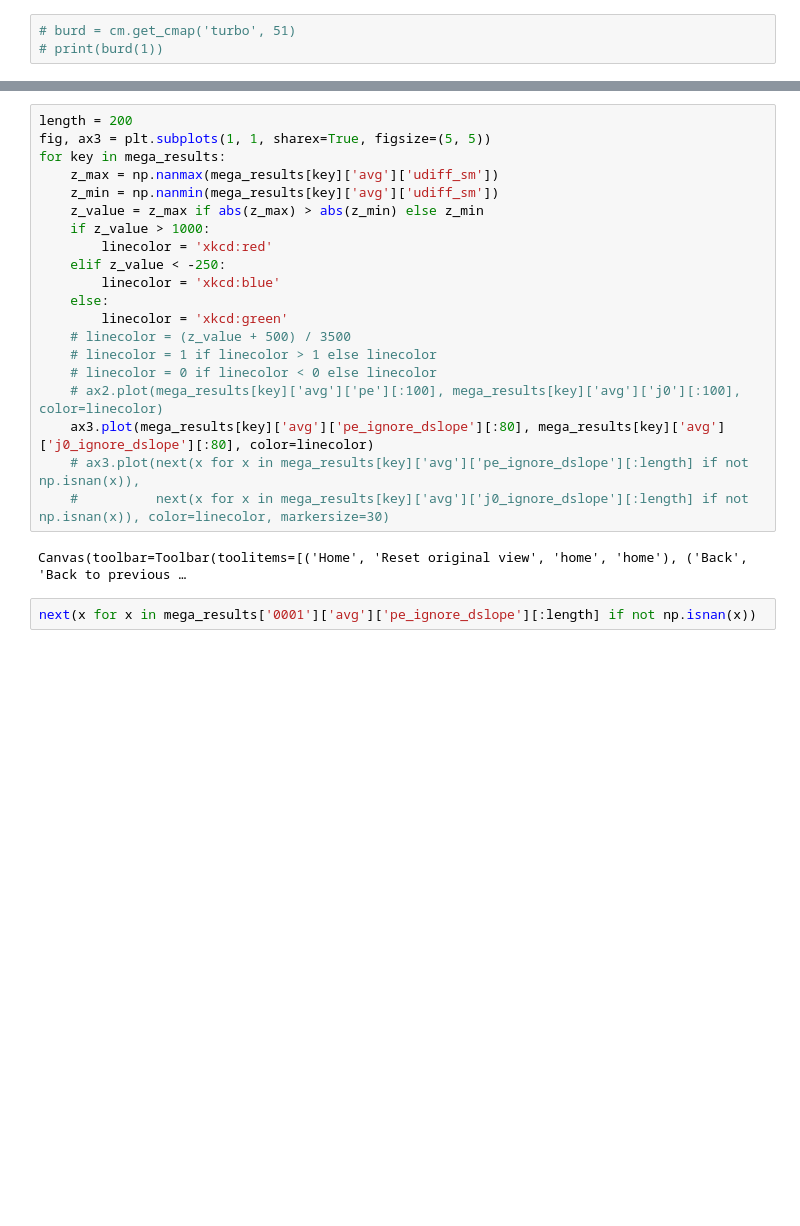
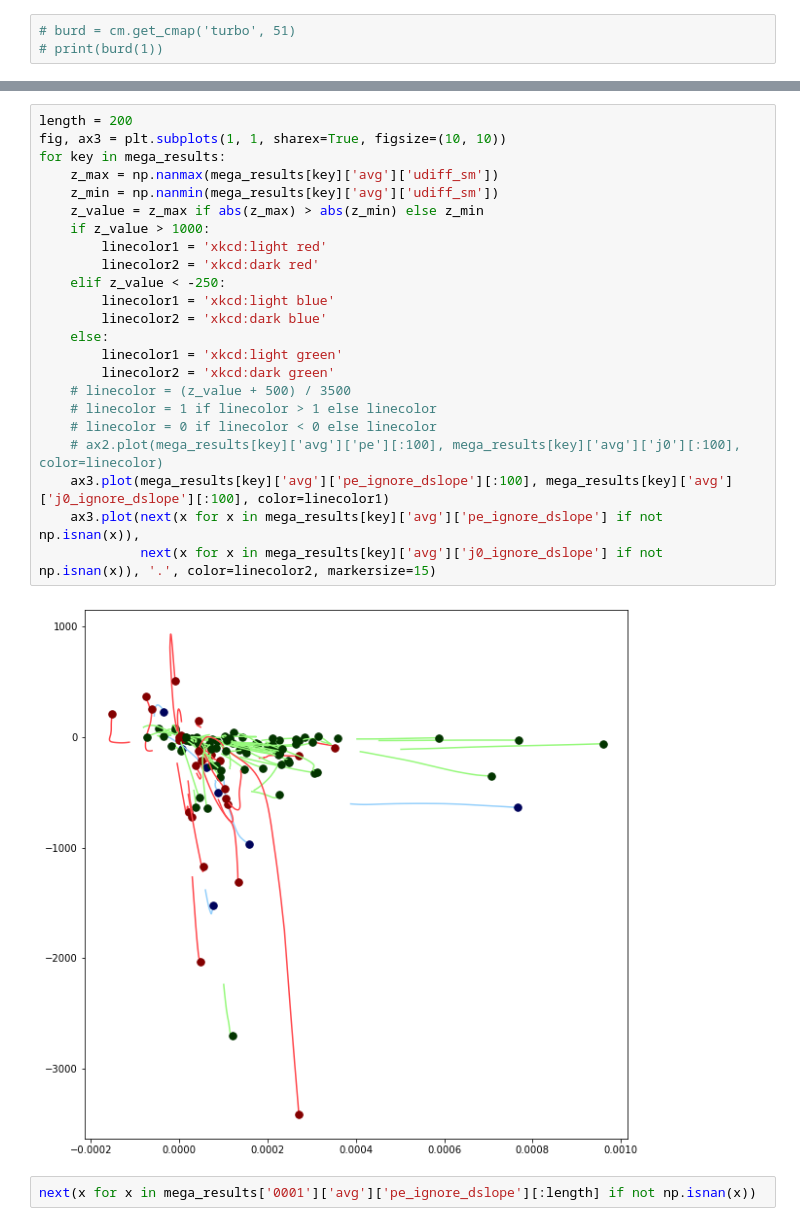
Before and after one commit to whyjz/pejzero, a Jupyter notebook: workflows/Pe-J0-Greenland-MultipleBasins-calc.ipynb, the cells around one changed output, grey strips where cells are left out. Saved outputs shown, nothing was run; the diff lists cells and outputs as text; blank space fills up the shorter version.

```diff
--- a/workflows/Pe-J0-Greenland-MultipleBasins-calc.ipynb
+++ b/workflows/Pe-J0-Greenland-MultipleBasins-calc.ipynb
@@ -160,25 +200,28 @@ Canvas(toolbar=Toolbar(toolitems=[('Home', 'Reset original view', 'home', 'home'
 # %%
 length = 200
-fig, ax3 = plt.subplots(1, 1, sharex=True, figsize=(5, 5))
+fig, ax3 = plt.subplots(1, 1, sharex=True, figsize=(10, 10))
 for key in mega_results:
     z_max = np.nanmax(mega_results[key]['avg']['udiff_sm'])
     z_min = np.nanmin(mega_results[key]['avg']['udiff_sm'])
     z_value = z_max if abs(z_max) > abs(z_min) else z_min
     if z_value > 1000:
-        linecolor = 'xkcd:red'
+        linecolor1 = 'xkcd:light red'
+        linecolor2 = 'xkcd:dark red'
     elif z_value < -250:
-        linecolor = 'xkcd:blue'
+        linecolor1 = 'xkcd:light blue'
+        linecolor2 = 'xkcd:dark blue'
     else:
-        linecolor = 'xkcd:green'
+        linecolor1 = 'xkcd:light green'
+        linecolor2 = 'xkcd:dark green'
     # linecolor = (z_value + 500) / 3500
     # linecolor = 1 if linecolor > 1 else linecolor
     # linecolor = 0 if linecolor < 0 else linecolor
     # ax2.plot(mega_results[key]['avg']['pe'][:100], mega_results[key]['avg']['j0'][:100], color=linecolor)
-    ax3.plot(mega_results[key]['avg']['pe_ignore_dslope'][:80], mega_results[key]['avg']['j0_ignore_dslope'][:80], color=linecolor)
-    # ax3.plot(next(x for x in mega_results[key]['avg']['pe_ignore_dslope'][:length] if not np.isnan(x)),
-    #          next(x for x in mega_results[key]['avg']['j0_ignore_dslope'][:length] if not np.isnan(x)), color=linecolor, markersize=30)
+    ax3.plot(mega_results[key]['avg']['pe_ignore_dslope'][:100], mega_results[key]['avg']['j0_ignore_dslope'][:100], color=linecolor1)
+    ax3.plot(next(x for x in mega_results[key]['avg']['pe_ignore_dslope'] if not np.isnan(x)),
+             next(x for x in mega_results[key]['avg']['j0_ignore_dslope'] if not np.isnan(x)), '.', color=linecolor2, markersize=15)
 # %% [output]
-Canvas(toolbar=Toolbar(toolitems=[('Home', 'Reset original view', 'home', 'home'), ('Back', 'Back to previous …
+[figure, added]
 # %%
 next(x for x in mega_results['0001']['avg']['pe_ignore_dslope'][:length] if not np.isnan(x))
 # %% [output]
```
Also changed, not shown: parts of 10 cells of this notebook, 1 other file.
